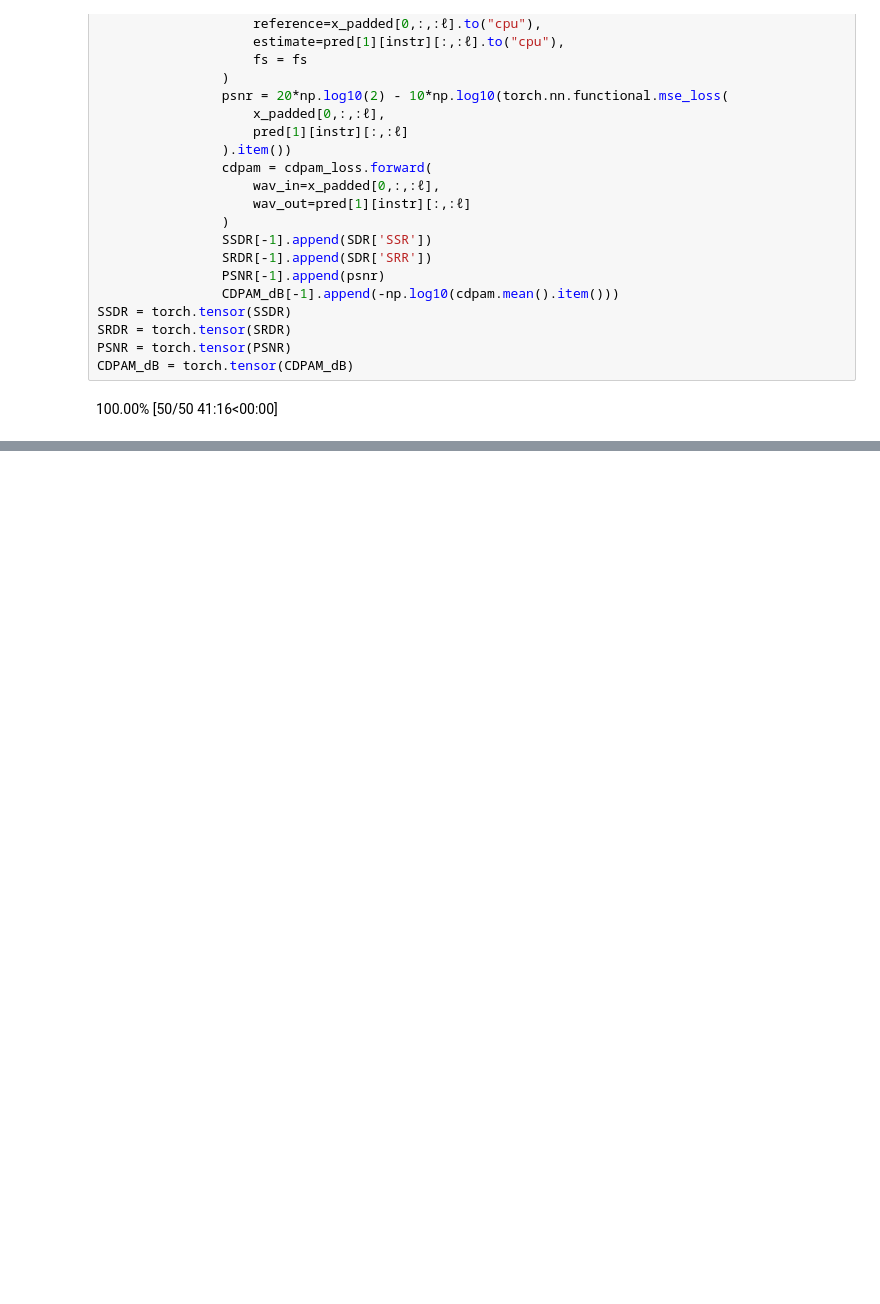
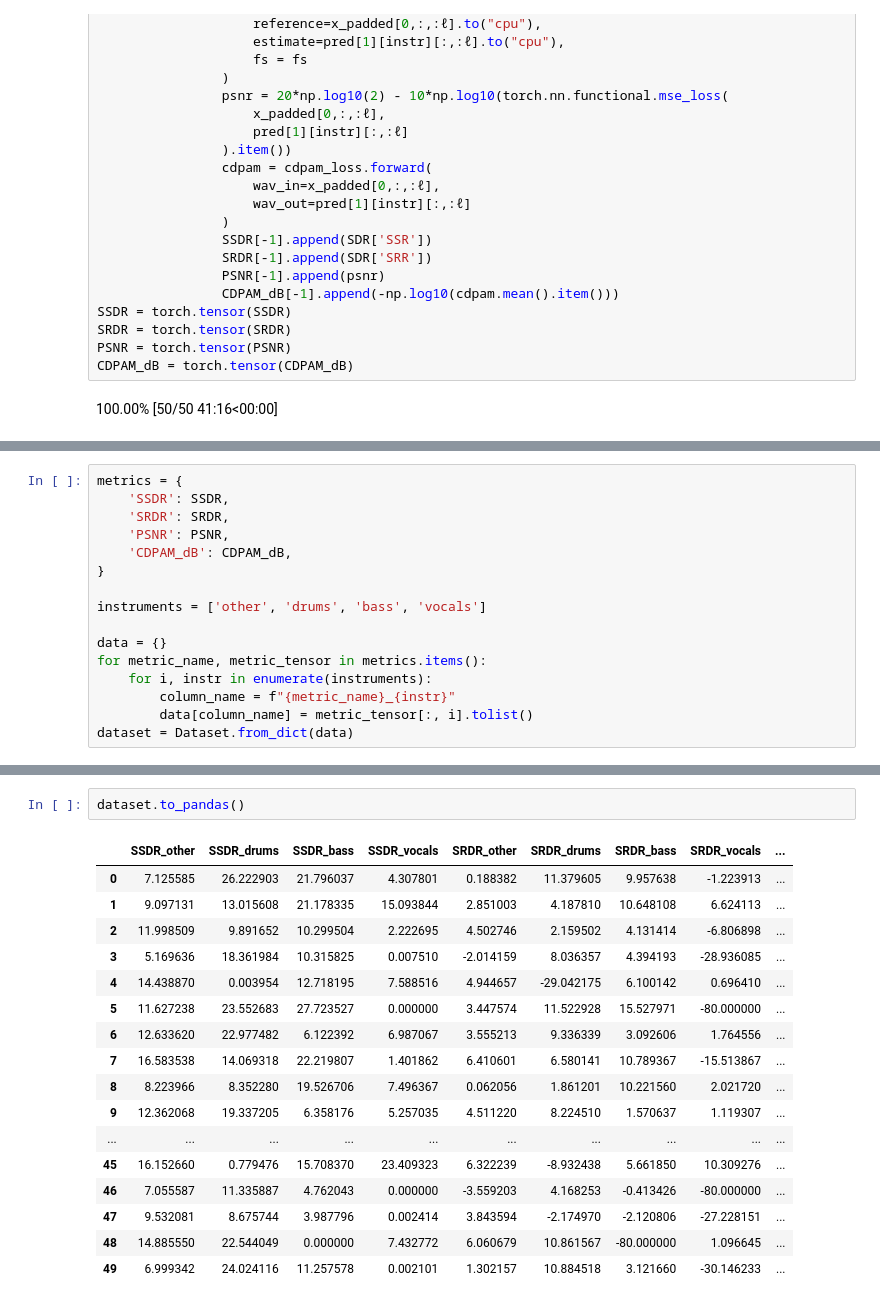
Before and after one commit to danjacobellis/LCCL, a Jupyter notebook: FIC/mss_rr.ipynb, the cells around one changed output, grey strips where cells are left out. Saved outputs shown, nothing was run; the diff lists cells and outputs as text; blank space fills up the shorter version.

```diff
--- a/FIC/mss_rr.ipynb
+++ b/FIC/mss_rr.ipynb
@@ -109,0 +78,16 @@ tensor(4.4224, dtype=torch.float64)
+# %%
+metrics = {
+    'SSDR': SSDR,
+    'SRDR': SRDR,
+    'PSNR': PSNR,
+    'CDPAM_dB': CDPAM_dB,
+}
+
+instruments = ['other', 'drums', 'bass', 'vocals']
+
+data = {}
+for metric_name, metric_tensor in metrics.items():
+    for i, instr in enumerate(instruments):
+        column_name = f"{metric_name}_{instr}"
+        data[column_name] = metric_tensor[:, i].tolist()
+dataset = Dataset.from_dict(data)
@@ -109,0 +114,20 @@ tensor(4.4224, dtype=torch.float64)
+# %%
+dataset.to_pandas()
+# %% [output]
+|  | SSDR_other | SSDR_drums | SSDR_bass | SSDR_vocals | SRDR_other | SRDR_drums | SRDR_bass | SRDR_vocals | ... |
+| 0 | 7.125585 | 26.222903 | 21.796037 | 4.307801 | 0.188382 | 11.379605 | 9.957638 | -1.223913 | ... |
+| 1 | 9.097131 | 13.015608 | 21.178335 | 15.093844 | 2.851003 | 4.187810 | 10.648108 | 6.624113 | ... |
+| 2 | 11.998509 | 9.891652 | 10.299504 | 2.222695 | 4.502746 | 2.159502 | 4.131414 | -6.806898 | ... |
+| 3 | 5.169636 | 18.361984 | 10.315825 | 0.007510 | -2.014159 | 8.036357 | 4.394193 | -28.936085 | ... |
+| 4 | 14.438870 | 0.003954 | 12.718195 | 7.588516 | 4.944657 | -29.042175 | 6.100142 | 0.696410 | ... |
+| 5 | 11.627238 | 23.552683 | 27.723527 | 0.000000 | 3.447574 | 11.522928 | 15.527971 | -80.000000 | ... |
+| 6 | 12.633620 | 22.977482 | 6.122392 | 6.987067 | 3.555213 | 9.336339 | 3.092606 | 1.764556 | ... |
+| 7 | 16.583538 | 14.069318 | 22.219807 | 1.401862 | 6.410601 | 6.580141 | 10.789367 | -15.513867 | ... |
+| 8 | 8.223966 | 8.352280 | 19.526706 | 7.496367 | 0.062056 | 1.861201 | 10.221560 | 2.021720 | ... |
+| 9 | 12.362068 | 19.337205 | 6.358176 | 5.257035 | 4.511220 | 8.224510 | 1.570637 | 1.119307 | ... |
+| ... | ... | ... | ... | ... | ... | ... | ... | ... | ... |
+| 45 | 16.152660 | 0.779476 | 15.708370 | 23.409323 | 6.322239 | -8.932438 | 5.661850 | 10.309276 | ... |
+| 46 | 7.055587 | 11.335887 | 4.762043 | 0.000000 | -3.559203 | 4.168253 | -0.413426 | -80.000000 | ... |
+| 47 | 9.532081 | 8.675744 | 3.987796 | 0.002414 | 3.843594 | -2.174970 | -2.120806 | -27.228151 | ... |
+| 48 | 14.885550 | 22.544049 | 0.000000 | 7.432772 | 6.060679 | 10.861567 | -80.000000 | 1.096645 | ... |
+| 49 | 6.999342 | 24.024116 | 11.257578 | 0.002101 | 1.302157 | 10.884518 | 3.121660 | -30.146233 | ... |
```
Also changed, not shown: parts of 10 cells of this notebook.
